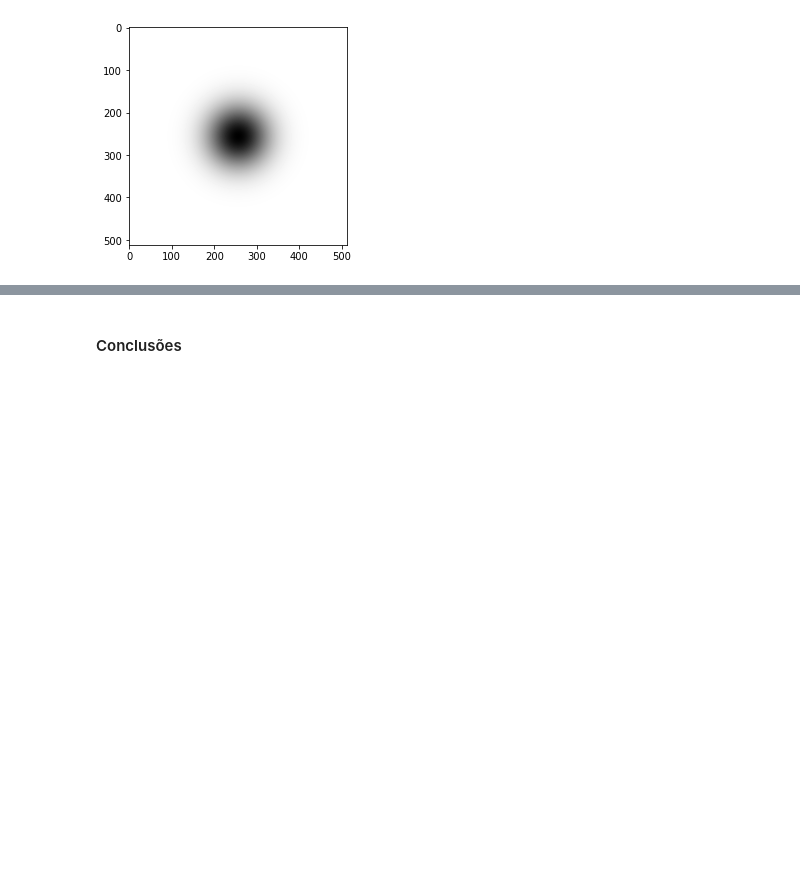
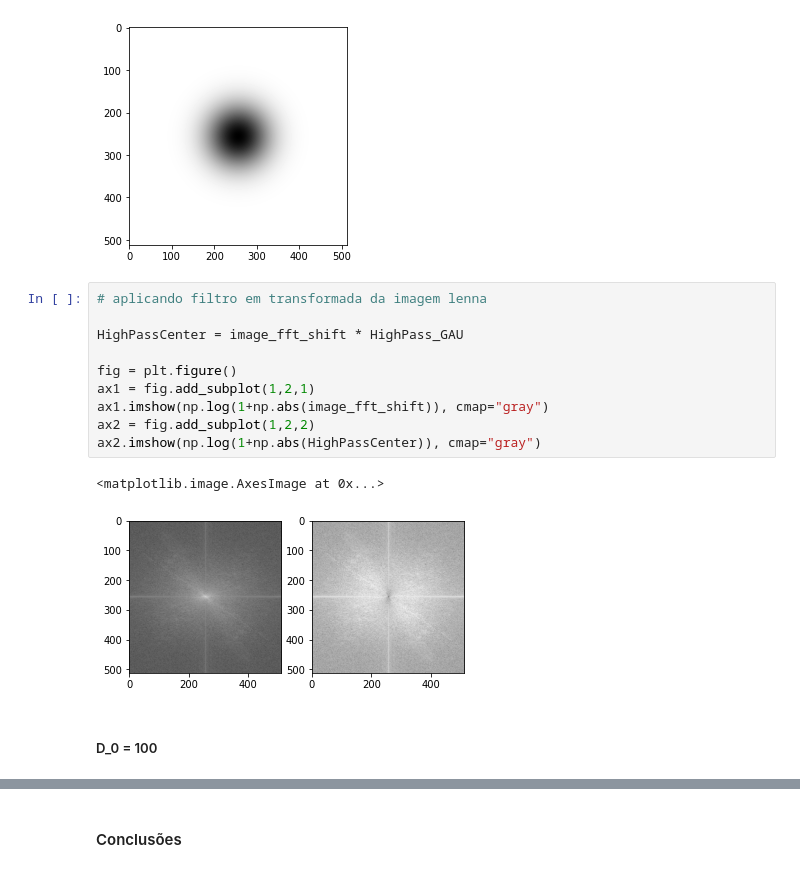
Before and after one commit to svhenrique/ufal, a Jupyter notebook: PI/AB1/AV1b/PI_Transformada_de_Fourier.ipynb, the cells around one changed output, grey strips where cells are left out. Cells and saved outputs as stored; diff of their text form; blank space fills up the shorter version.

```diff
--- a/PI/AB1/AV1b/PI_Transformada_de_Fourier.ipynb
+++ b/PI/AB1/AV1b/PI_Transformada_de_Fourier.ipynb
@@ -88,6 +90,21 @@ plt.imshow(np.abs(HighPass_GAU), "gray")
 plt.show()
 # %% [output]
 [figure]
+# %%
+# aplicando filtro em transformada da imagem lenna
+
+HighPassCenter = image_fft_shift * HighPass_GAU
+
+fig = plt.figure()
+ax1 = fig.add_subplot(1,2,1)
+ax1.imshow(np.log(1+np.abs(image_fft_shift)), cmap="gray")
+ax2 = fig.add_subplot(1,2,2)
+ax2.imshow(np.log(1+np.abs(HighPassCenter)), cmap="gray")
+# %% [output]
+<matplotlib.image.AxesImage at 0x...>
+[figure, added]
+# %% [markdown]
+##### D_0 = 100
 # %%
 # testando filtro com D_0 = 100
 HighPass_GAU = passa_alta_gaussiano(100, image.shape)
```
Also changed, not shown: parts of 3 cells of this notebook.
